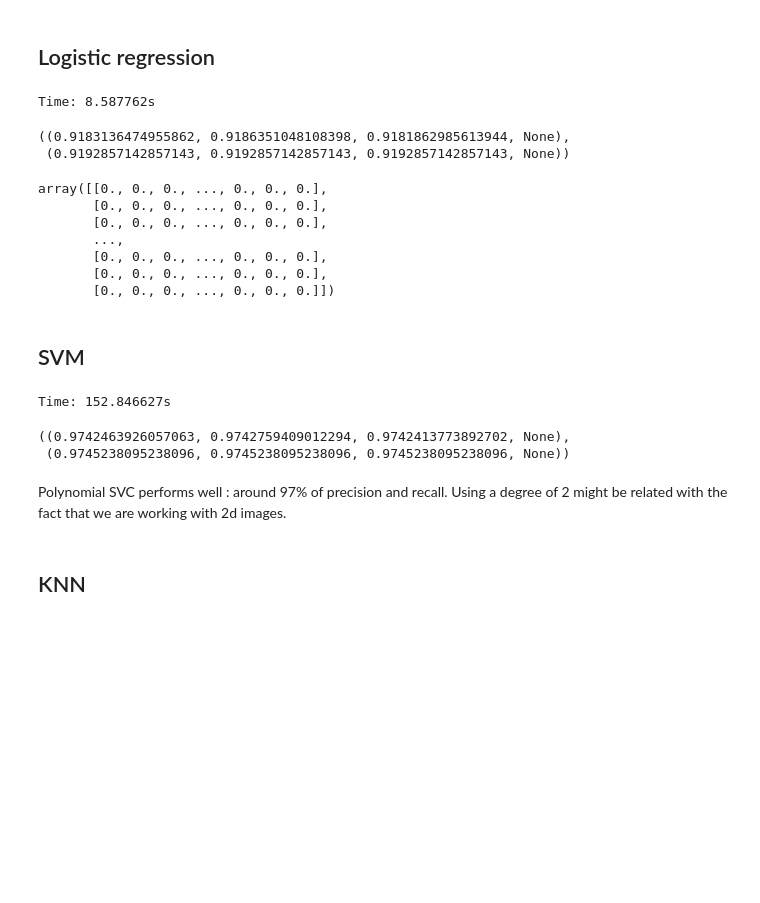
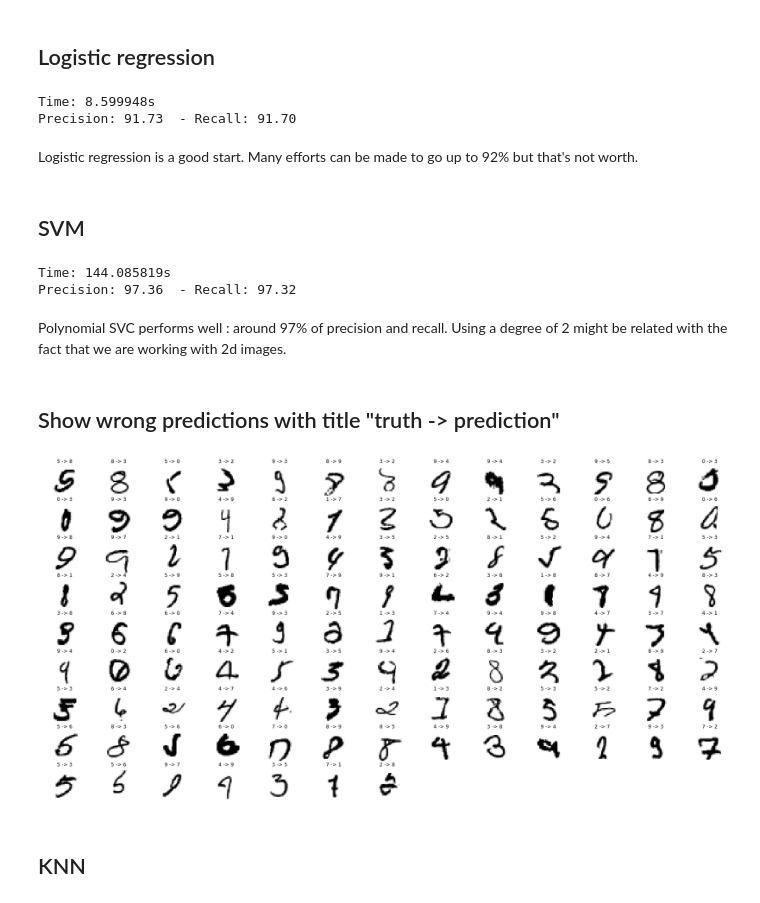
Before and after one commit to Rictus/kaggle_competitions, a Jupyter notebook: digit_recognizer/main.ipynb, the cells around one changed output. Saved outputs shown, nothing was run; the diff lists cells and outputs as text; code cells hidden in the pictures; blank space fills up the shorter version.

Commit message:
display wrong predictions

```diff
--- a/digit_recognizer/main.ipynb
+++ b/digit_recognizer/main.ipynb
@@ -83,27 +61,12 @@ clf = LogisticRegression(solver='lbfgs', multi_class='multinomial').fit(X_train,
 y_prediction = clf.predict(X_test)
 e = timeit.default_timer()
 print("Time: %fs" % (e-s))
-precision_recall_fscore_support(y_test, y_prediction, average='macro'), precision_recall_fscore_support(y_test, y_prediction, average='micro')
+plot_result(y_test, y_prediction)
 # %% [output]
-Time: 8.587762s
+Time: 8.599948s
+Precision: 91.73  - Recall: 91.70
-((0.9183136474955862, 0.9186351048108398, 0.9181862985613944, None),
- (0.9192857142857143, 0.9192857142857143, 0.9192857142857143, None))
-# %%
-from sklearn import preprocessing
-scaler = preprocessing.StandardScaler()
-scaler.fit(X_train)
-X_scaled = scaler.transform(X_train)
-X_test = scaler.transform(X_test)
-# %%
-X_scaled
-# %% [output]
-array([[0., 0., 0., ..., 0., 0., 0.],
-       [0., 0., 0., ..., 0., 0., 0.],
-       [0., 0., 0., ..., 0., 0., 0.],
-       ...,
-       [0., 0., 0., ..., 0., 0., 0.],
-       [0., 0., 0., ..., 0., 0., 0.],
-       [0., 0., 0., ..., 0., 0., 0.]])
+# %% [markdown]
+Logistic regression is a good start. Many efforts can be made to go up to 92% but that's not worth.
 # %% [markdown]
 ## <a class="anchor" id="svm">SVM</a>
 # %%
@@ -117,13 +80,33 @@ y_prediction = clf.predict(X_test)
 logger.info("Metrics")
 e = timeit.default_timer()
 print("Time: %fs" % (e-s))
-precision_recall_fscore_support(y_test, y_prediction, average='macro'), precision_recall_fscore_support(y_test, y_prediction, average='micro')
+plot_result(y_test, y_prediction)
 # %% [output]
-Time: 152.846627s
+Time: 144.085819s
+Precision: 97.36  - Recall: 97.32
-((0.9742463926057063, 0.9742759409012294, 0.9742413773892702, None),
- (0.9745238095238096, 0.9745238095238096, 0.9745238095238096, None))
 # %% [markdown]
 Polynomial SVC performs well : around 97% of precision and recall. Using a degree of 2 might be related with the fact that we are working with 2d images.
+# %% [markdown]
+## Show wrong predictions with title  "truth -> prediction"
+# %%
+##### y = pd.DataFrame(zip(y_test, y_prediction), columns=['test', 'pred'])
+x_test = X_test.reset_index(drop=True)
+wrong_predictions = y.query('test != pred')
+wrong_predictions = pd.merge(wrong_predictions, x_test.iloc[list(wrong_predictions.index.values)], left_index=True, right_index=True)
+# wrong_predictions['pairs'] = wrong_predictions['test'].map(str) + wro5ng_predictions['pred'].map(str)
+
+
+cnt = 0
+plt.figure(num='digit',figsize=(30, 20))
+for _, row in wrong_predictions.iterrows():
+    cnt += 1
+    image = np.array(row[pixel_columns]).reshape([-1,28,28,1])
+    plt.subplot(12, 13, cnt)
+    plt.title('%d -> %d' % (row['test'], row['pred']))
+    plt.axis('off')
+    plt.imshow(np.squeeze(image),cmap=plt.cm.binary)
+# %% [output]
+[figure, added]
 # %% [markdown]
 ## <a class="anchor" id="knn">KNN</a>
 # %%
```
Also changed, not shown: parts of 5 cells of this notebook.
